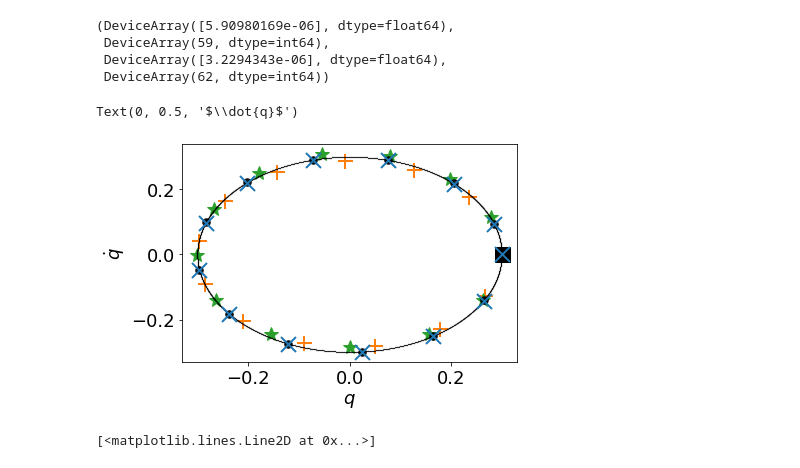
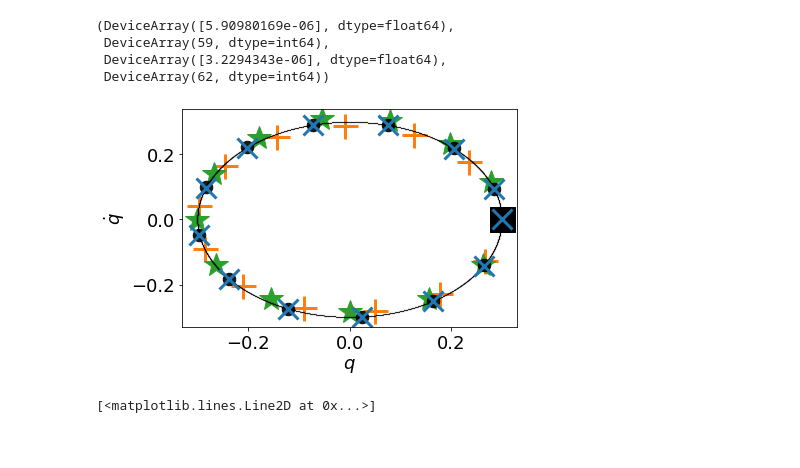
Before and after one commit to Christian-Offen/LagrangianShadowIntegration, a Jupyter notebook: Pendulum_midpoint.ipynb, the cells around one changed output. Cells and saved outputs as stored; diff of their text form; code cells hidden in the pictures.

Commit message:
adjust marker sizes in plots

```diff
--- a/Pendulum_midpoint.ipynb
+++ b/Pendulum_midpoint.ipynb
@@ -498,29 +498,28 @@ trjGPEL,velGPEL,pGPEL,trjGPEL_ex,velGPEL_ex,pGPEL_ex=pickle.load(open('data/Pend
 # %%
 # plot shapshot data of trajectories of the two Lagrangians together with LSI trajectory and reference trajectory
 
 mx = 13      # number of snapshots
 mx2 = 10000  # number of snapshots of reference
 
-markersize=15
-markersize2=15
-markeredgewidth =2
+markersize=25
+markersize2=20
+markeredgewidth =3
 
 f=plt.figure()
 ax=f.add_subplot(111)
 
 ax.plot(trjGPEL[0,:mx],velGPEL[0,:mx],'+',markersize=markersize,markeredgewidth=markeredgewidth,color='C1')       # contains discretisation error at training and simulation (orange)
 ax.plot(trjGPEL_ex[0,:mx],velGPEL_ex[0,:mx],'*',markersize=markersize,color='C2') # contains discretisation error only at simulation (green)
 ax.plot(trj_ref[0,0],trj_ref[1,0],'ks',markersize=markersize)          # reference start
 ax.plot(trj_ref[0,:mx],trj_ref[1,:mx],marker='.',color='k',alpha=0.9,linestyle='none',markersize=markersize)  # reference
 ax.plot(trj_ref[0,:mx2],trj_ref[1,:mx2],'k.',alpha=1,linestyle='none',markersize=.1)  # reference
 ax.plot(trj[0,:mx],qdotRectrj[0,:mx],'x',markersize=markersize2,markeredgewidth=markeredgewidth,color='C0')        # Shadow integration (blue) - all discretisation errors corrected up to second order in h
 
 plt.xlabel('$q$')
 plt.ylabel('$\dot{q}$')
 #plt.savefig('PendulumMotion_Compare.pdf',bbox_inches='tight')
 # %% [output]
-Text(0, 0.5, '$\\dot{q}$')
-[figure, old version]
+[figure, new version]
 # %%
 # energies computed using the learned Lagrangians (no correction)
 
```
